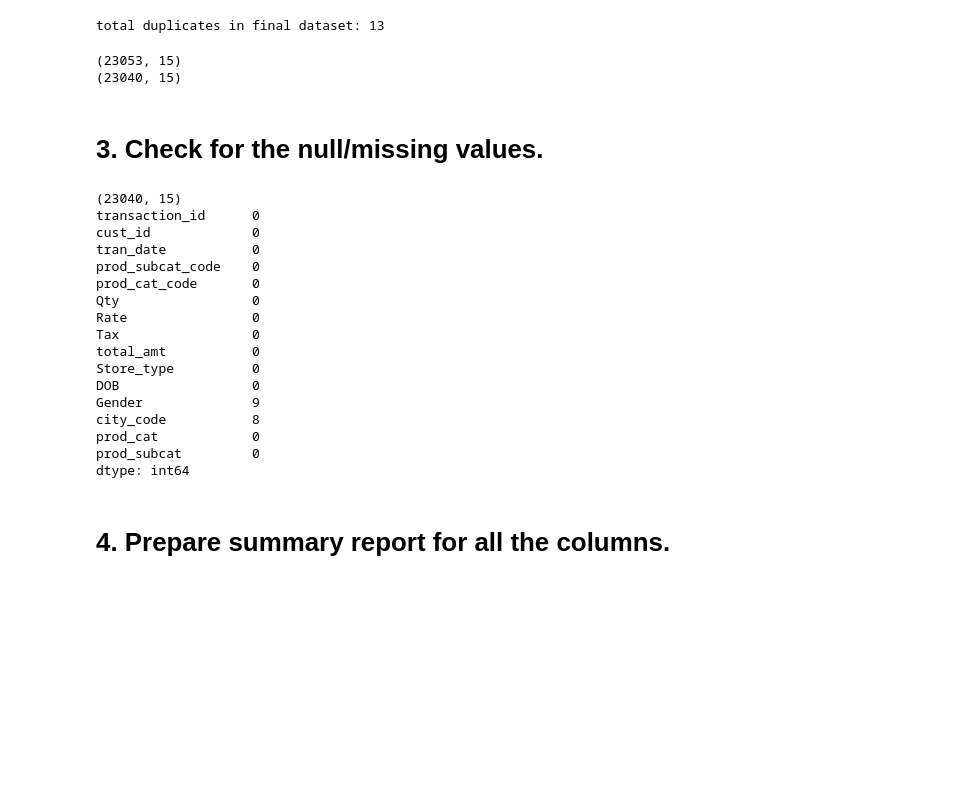
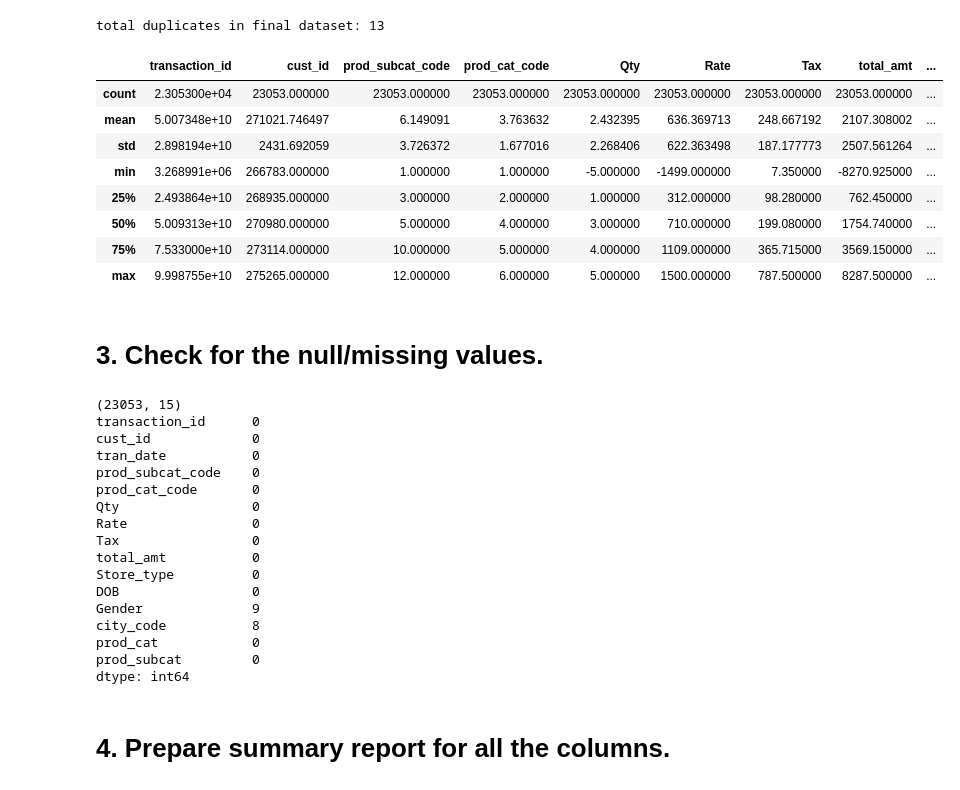
Before and after one commit to morepriyam/analytics_in_retail, a Jupyter notebook: Task1.ipynb, the cells around one changed output. Drawn from its saved outputs; the diff is of its cells as text; code cells hidden in the pictures; blank space fills up the shorter version.

```diff
--- a/Task1.ipynb
+++ b/Task1.ipynb
@@ -44,19 +44,27 @@ print("total duplicates in final dataset:" ,final.duplicated().sum())
 # %% [output]
 total duplicates in final dataset: 13
 # %%
-print(final.shape)
-final.drop_duplicates(keep = 'first', inplace = True)
-print(final.shape)
+final.describe()
+#print(final.shape)
+#final.drop_duplicates(keep = 'first', inplace = True)
+#print(final.shape)
 # %% [output]
-(23053, 15)
-(23040, 15)
+|  | transaction_id | cust_id | prod_subcat_code | prod_cat_code | Qty | Rate | Tax | total_amt | ... |
+| count | 2.305300e+04 | 23053.000000 | 23053.000000 | 23053.000000 | 23053.000000 | 23053.000000 | 23053.000000 | 23053.000000 | ... |
+| mean | 5.007348e+10 | 271021.746497 | 6.149091 | 3.763632 | 2.432395 | 636.369713 | 248.667192 | 2107.308002 | ... |
+| std | 2.898194e+10 | 2431.692059 | 3.726372 | 1.677016 | 2.268406 | 622.363498 | 187.177773 | 2507.561264 | ... |
+| min | 3.268991e+06 | 266783.000000 | 1.000000 | 1.000000 | -5.000000 | -1499.000000 | 7.350000 | -8270.925000 | ... |
+| 25% | 2.493864e+10 | 268935.000000 | 3.000000 | 2.000000 | 1.000000 | 312.000000 | 98.280000 | 762.450000 | ... |
+| 50% | 5.009313e+10 | 270980.000000 | 5.000000 | 4.000000 | 3.000000 | 710.000000 | 199.080000 | 1754.740000 | ... |
+| 75% | 7.533000e+10 | 273114.000000 | 10.000000 | 5.000000 | 4.000000 | 1109.000000 | 365.715000 | 3569.150000 | ... |
+| max | 9.998755e+10 | 275265.000000 | 12.000000 | 6.000000 | 5.000000 | 1500.000000 | 787.500000 | 8287.500000 | ... |
 # %% [markdown]
 # 3. Check for the null/missing values.
 # %%
 print(final.shape)
 print(final.isnull().sum())        #checking for null values in dataset
 # %% [output]
-(23040, 15)
+(23053, 15)
 transaction_id      0
 cust_id             0
 tran_date           0
```
Also changed, not shown: parts of 19 cells of this notebook.
